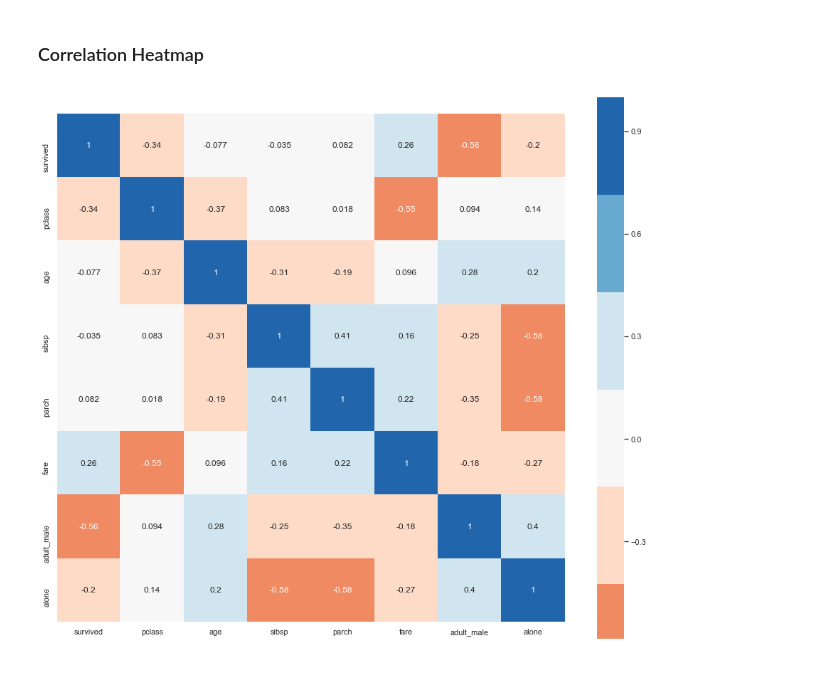
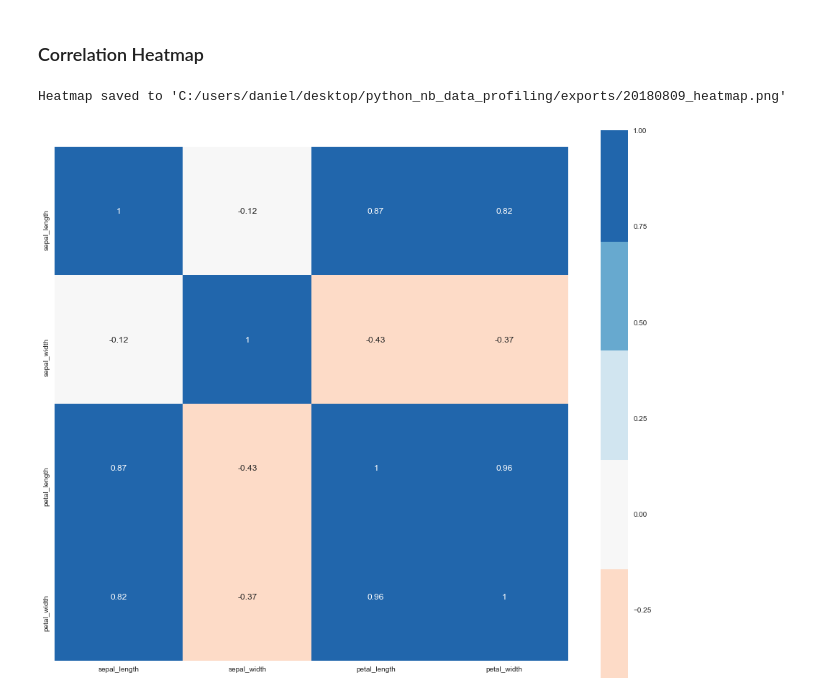
Before and after one commit to danielc92/python_nb_data_profiling, a Jupyter notebook: notebook_data_profililng.ipynb, the cells around one changed output. Cells and saved outputs as stored; diff of their text form; code cells hidden in the pictures.

Commit message:
Fixed issue with datasets not containing numerical features generating visualizations and statistical summaries

```diff
--- a/notebook_data_profililng.ipynb
+++ b/notebook_data_profililng.ipynb
@@ -33,9 +60,9 @@ Timestamp set to: 20180808_
 #Read in data from excel or csv using read_excel or read_csv method
 #If read_excel is used make sure you include sheet_name parameter
 
-datapath = "/users/danielcorcoran/desktop/github_repos/python_nb_visualization/seaborn_official_datasets/titanic.csv"
+datapath = "C:/users/daniel/desktop/python_nb_data_profiling/test_data/Sample - Superstore.xls"
 
-data = pandas.read_csv(datapath)
+data = seaborn.load_dataset(name = "iris")
 
 print("Dataframe has {} features and {} records".format(data.shape[1], data.shape[0]))
 print("Dataframe feature names:")
@@ -49,7 +76,7 @@ Dataframe feature names:
 - Data profile reports get sent to this location
 - Visualizations also get sent to this location
 # %%
-exportpath = "/users/danielcorcoran/desktop/github_repos/python_nb_data_profiling/exports/"
+exportpath = "C:/users/daniel/desktop/python_nb_data_profiling/exports/"
 
 print("Export path set to '{}'".format(exportpath))
 # %% [output]
@@ -315,4 +320,12 @@ Feature fare unique values being calculated and adjusted to 248
 merged["data_type"] = merged["data_type"].astype(str)
 # %% [markdown]
 #### Round values
+# %%
+unique_datatypes = list(merged["data_type"].astype(str).unique())
+unique_datatypes
+
+if "float64" in unique_datatypes or "int64" in unique_datatypes:
+    round_values = True
+else:
+    round_values = False
 # %%
@@ -569,22 +556,29 @@ if visualize_dataset == True:
 # %%
 seaborn.set(rc = {"figure.figsize":(16,14)})
 # %%
-if visualize_dataset == True:
+if visualize_dataset == True and round_values == True:
+    # Save path
+    heatmap_save_path = exportpath + timestamp + "heatmap.png"
 
     #Create correlation Matrix
     correlation_dataframe = data.corr()
 
     #Create heatmap, show and export as .png
     seaborn.heatmap(data = correlation_dataframe,
                cmap = ['#b2182b',
                     '#ef8a62',
                     '#fddbc7',
                     '#f7f7f7',
                     '#d1e5f0',
                     '#67a9cf',
                     '#2166ac'],
                center = 0,
                square = True,
-               annot = True).get_figure().savefig(exportpath + timestamp + "heatmap.png")
+               annot = True).get_figure().savefig(heatmap_save_path)
+
+    print("Heatmap saved to '{}'".format(heatmap_save_path))
+else:
+    print("No heatmap was produced. Dataset contains no numeric features or visualize_dataset variable was set to False.")
 # %% [output]
+Heatmap saved to 'C:/users/daniel/desktop/python_nb_data_profiling/exports/20180809_heatmap.png'
-[figure, old version]
+[figure, new version]
```
Also changed, not shown: parts of 17 cells of this notebook, 9 other files.
